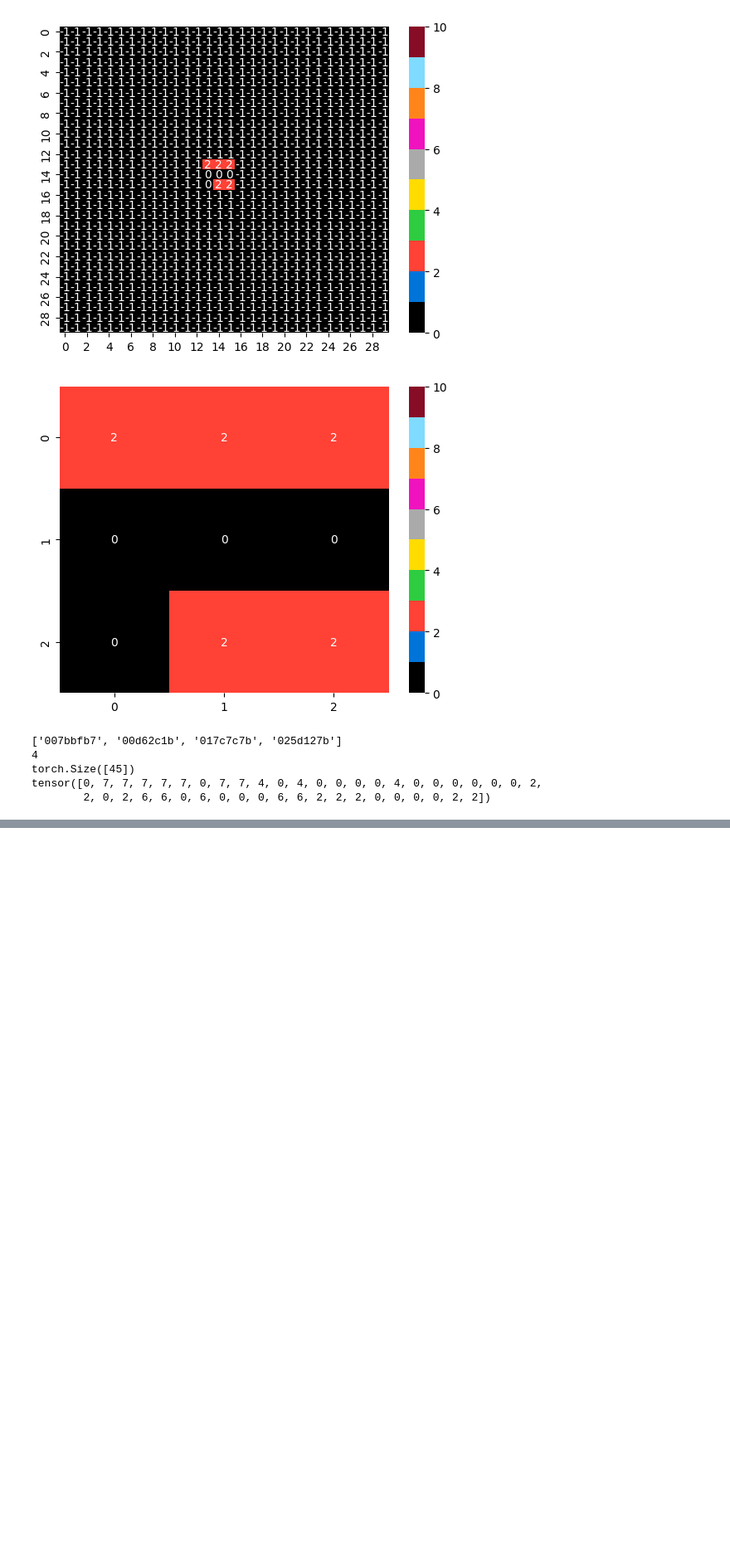
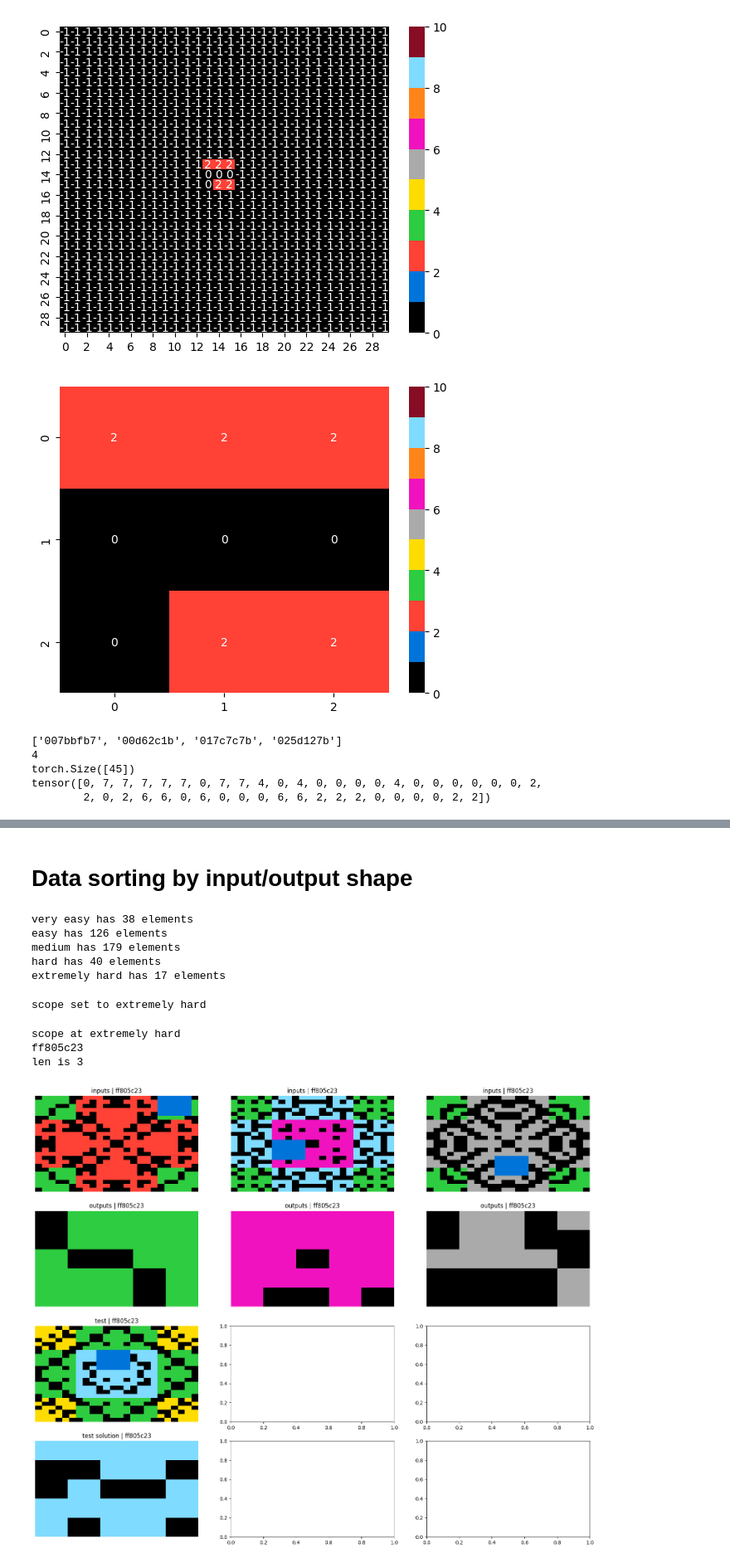
Before and after one commit to StarlitVienna/Machine-learning-kaggleDatasets, a Jupyter notebook: arc-dataset-class-and-visualizer-pytorch.ipynb, the cells around one changed output, grey strips where cells are left out. Shown at 83% size. Cells and saved outputs as stored; diff of their text form; code cells hidden in the pictures; blank space fills up the shorter version.

Commit message:
Kaggle Notebook | ARC dataset class and visualizer | Pytorch | Version 4

```diff
--- a/arc-dataset-class-and-visualizer-pytorch.ipynb
+++ b/arc-dataset-class-and-visualizer-pytorch.ipynb
@@ -54,6 +54,7 @@ class ARCDataset(Dataset):
         self.solutions = solutions
         self.train = train
         self.idx_to_column = {v: k for v, k in enumerate(challenges.columns)}
+        self.column_to_idx = {k: v for v, k in enumerate(challenges.columns)}
 
         self.special_idx = [] # just some indices where test has more than one input and each input has a solution | just keeping track of it because I want to
 
@@ -97,7 +98,9 @@ class ARCDataset(Dataset):
         if self.scope == "":
             column = self.idx_to_column[idx]
         else:
+            print(f"scope at {self.scope}")
             column = self.sorted_data[self.scope][idx]
+            print(column)
 
         train_data = self.challenges[column]["train"]
         test_data = self.challenges[column]["test"]
@@ -114,7 +117,7 @@ class ARCDataset(Dataset):
                 #print(solution)
                 data_dict["solutions"].append(torch.tensor(solution, dtype=torch.float32))
 
-        data_dict["challenge_name"] = self.idx_to_column[idx]
+        data_dict["challenge_name"] = column
 
         return data_dict
 
@@ -333,7 +336,15 @@ class ARCDataset(Dataset):
             batch_dict["outputs_original_shapes"].append([values.shape for values in challenge["outputs"]])
             batch_dict["tests_original_shapes"].append([values.shape for values in challenge["tests"]])
             batch_dict["solutions_original_shapes"].append([values.shape for values in challenge["solutions"]])
+
+
+
         return batch_dict
+
+
+
+
+
 
     def pad_collate_fn(self, batch):
         batch_dict = {
@@ -561,0 +574,23 @@ len is 5
+# %% [markdown]
+# Data sorting by input/output shape
+# %%
+ARC_train = ARCDataset(challenges=train_challenges, solutions=train_solutions)
+ARC_train.sort_data(criteria="inputs")
+ARC_train.view_sorted_data_lengths()
+# %% [output]
+very easy has 38 elements
+easy has 126 elements
+medium has 179 elements
+hard has 40 elements
+extremely hard has 17 elements
+# %%
+ARC_train.set_scope(4)
+# %% [output]
+scope set to extremely hard
+# %%
+train_visualizer.view_challenge(dataset=ARC_train, challenge_idx=16, n_rows=4)
+# %% [output]
+scope at extremely hard
+ff805c23
+len is 3
+[figure, added]
```
Also changed, not shown: parts of 5 cells of this notebook.
